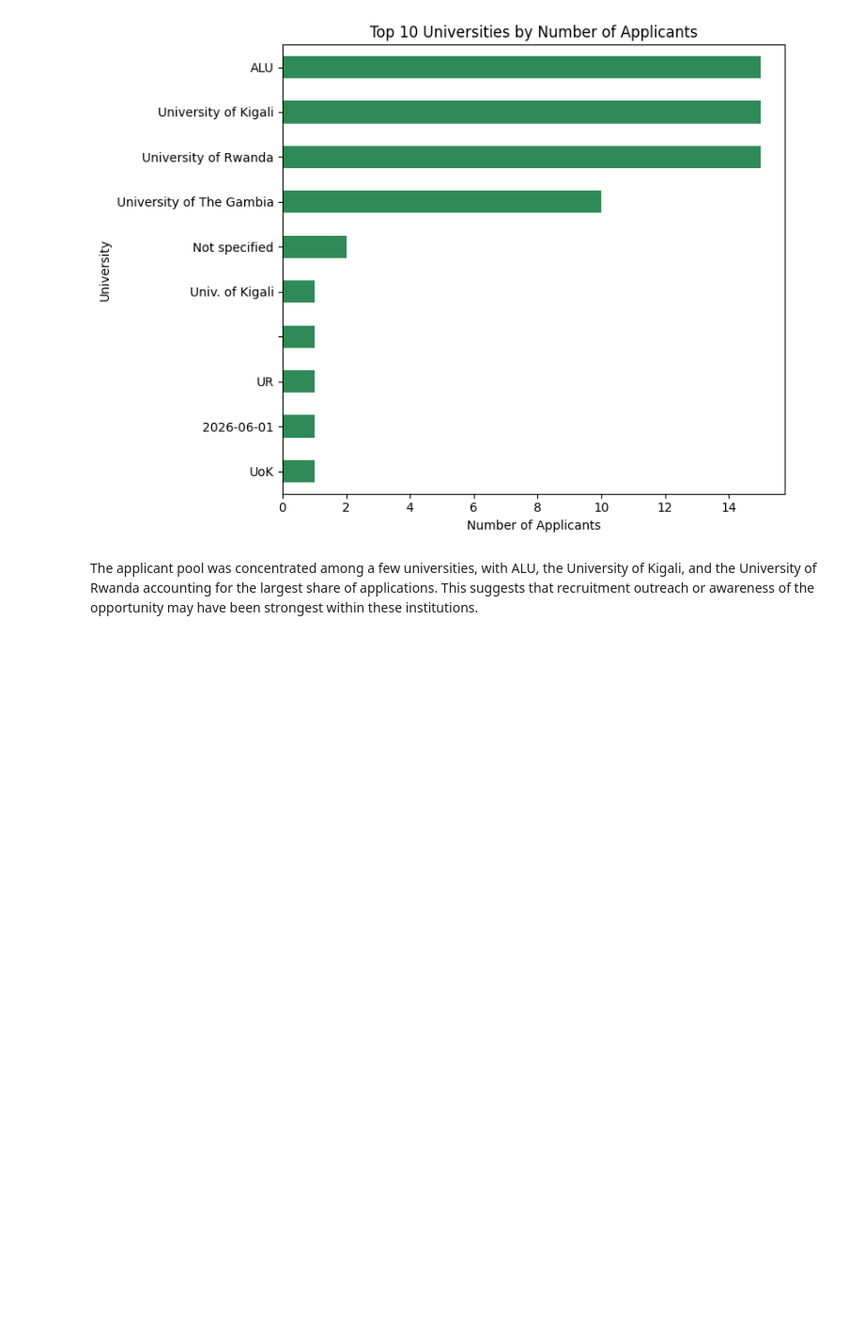
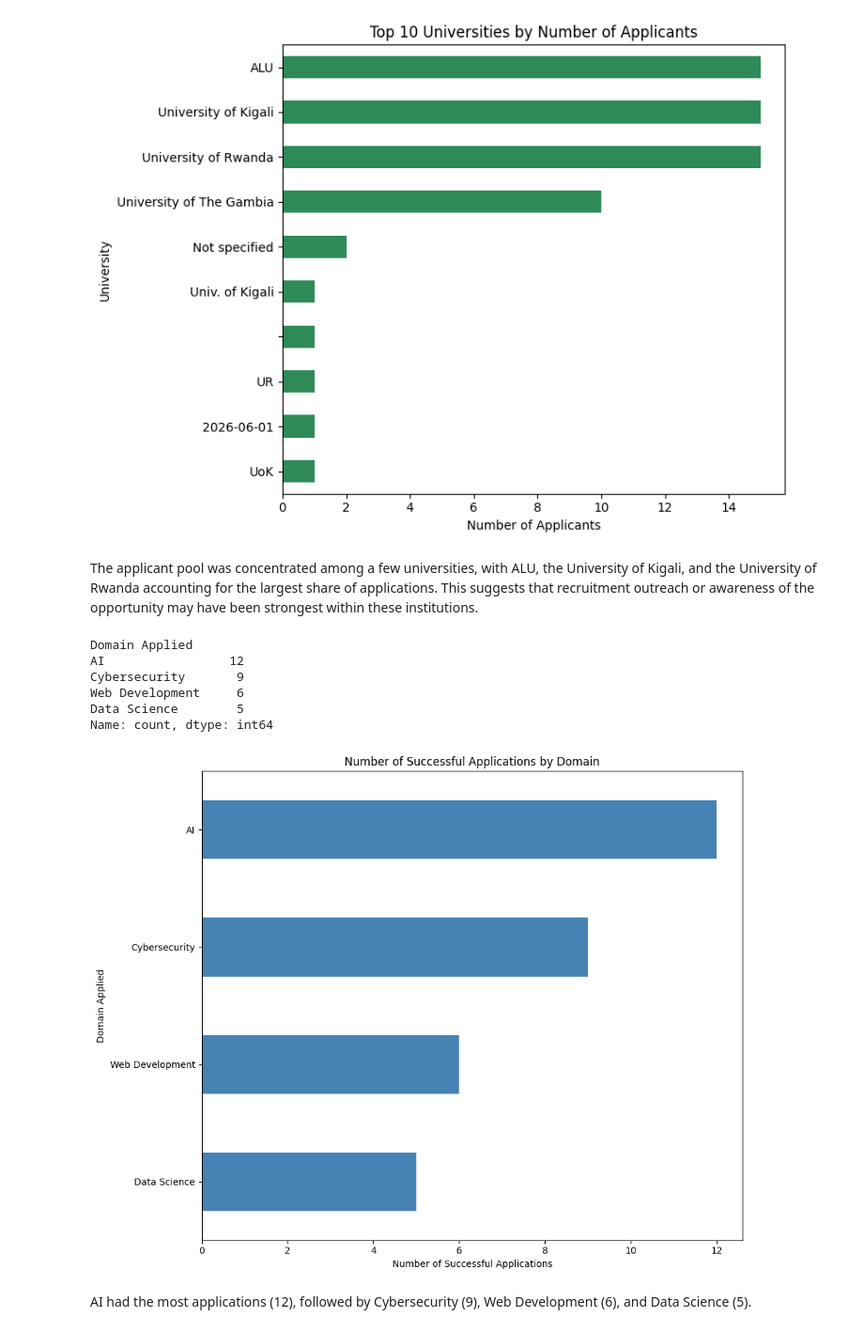
Before and after one commit to Roheya20/First-session, a Jupyter notebook: Week1_Data_Cleaning_Roheya_Touray.ipynb, the cells around one changed output. Shown at 94% size. Cells and saved outputs as stored; diff of their text form; code cells hidden in the pictures; blank space fills up the shorter version.

```diff
--- a/Week1_Data_Cleaning_Roheya_Touray.ipynb
+++ b/Week1_Data_Cleaning_Roheya_Touray.ipynb
@@ -459,3 +459,29 @@ plt.show()
 [figure]
 # %% [markdown]
 The applicant pool was concentrated among a few universities, with ALU, the University of Kigali, and the University of Rwanda accounting for the largest share of applications. This suggests that recruitment outreach or awareness of the opportunity may have been strongest within these institutions.
+# %%
+successful_apps =df[
+    df['Status'].str.strip().str.lower() == 'selected'
+]
+# %%
+domain_success = successful_apps['Domain Applied'].value_counts()
+print(domain_success)
+# %% [output]
+Domain Applied
+AI                 12
+Cybersecurity       9
+Web Development     6
+Data Science        5
+Name: count, dtype: int64
+# %%
+plt.figure(figsize=(10, 8))
+domain_success.sort_values().plot(kind='barh', color='steelblue')
+plt.title('Number of Successful Applications by Domain')
+plt.xlabel('Number of Successful Applications')
+plt.ylabel('Domain Applied')
+plt.tight_layout()
+plt.show()
+# %% [output]
+[figure, added]
+# %% [markdown]
+AI had the most applications (12), followed by Cybersecurity (9), Web Development (6), and Data Science (5).
```
Also changed, not shown: parts of 1 cell of this notebook.
